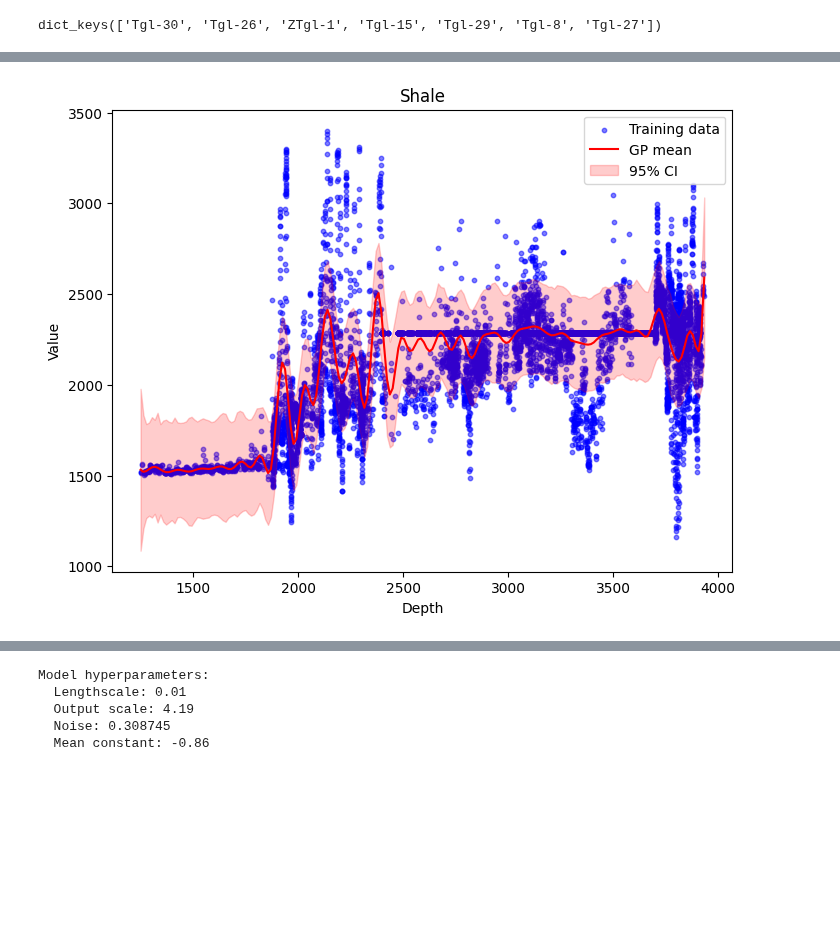
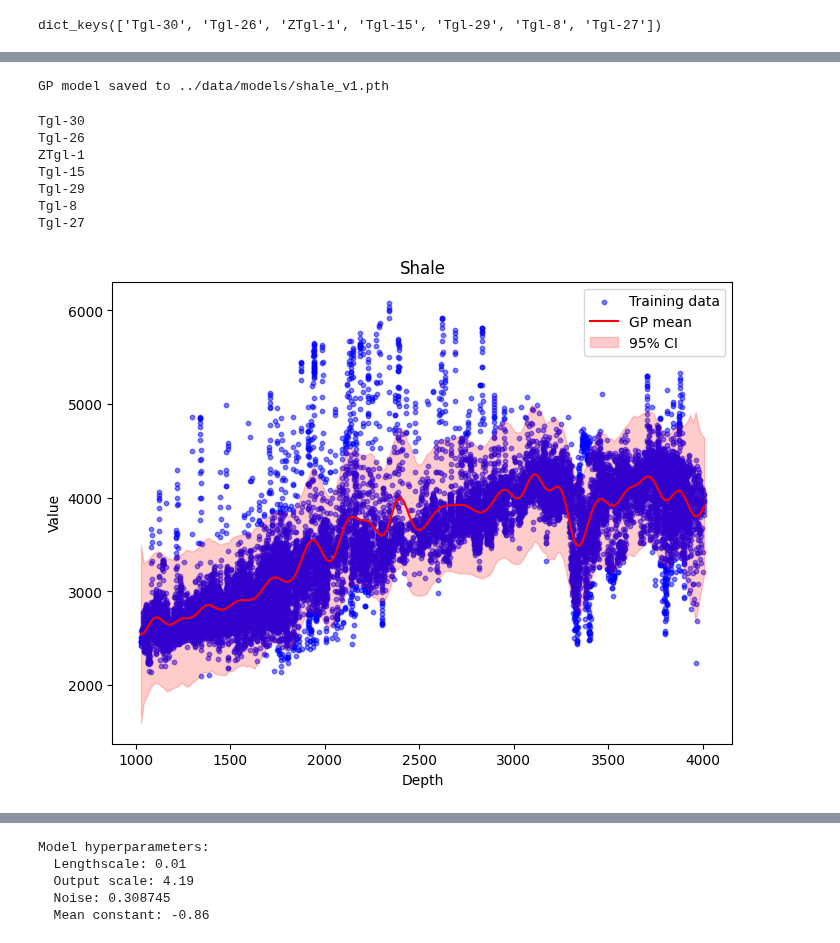
Before and after one commit to spaceswimmer/nnseismic, a Jupyter notebook: src/get-rockphysics-tagilsk.ipynb, the cells around one changed output, grey strips where cells are left out. Drawn from its saved outputs; the diff is of its cells as text; code cells hidden in the pictures; blank space fills up the shorter version.

Commit message:
main gaussian processes sort of figured out

```diff
--- a/src/get-rockphysics-tagilsk.ipynb
+++ b/src/get-rockphysics-tagilsk.ipynb
@@ -63,3 +66,12 @@ las_dfs['Tgl-29'].loc[mask, 'DTS'] = np.nan
 # ZTgl-1
 mask = (las_dfs['ZTgl-1']['DEPTH'] < 3150) & (las_dfs['ZTgl-1']['DEPTH'] > 2964)
 las_dfs['ZTgl-1'].loc[mask, 'PL_GG'] = np.nan
+# Tgl-8
+mask = (las_dfs['Tgl-8']['DEPTH'] < 3150) & (las_dfs['Tgl-8']['DEPTH'] > 1846)
+las_dfs['Tgl-8'].loc[mask, 'DTP'] = np.nan
+mask = (las_dfs['Tgl-8']['DEPTH'] < 2656) & (las_dfs['Tgl-8']['DEPTH'] > 1840)
+las_dfs['Tgl-8'].loc[mask, 'PL_GG'] = np.nan
+# ZTgl-1
+mask = (las_dfs['Tgl-27']['DEPTH'] < 3200) & (las_dfs['Tgl-27']['DEPTH'] > 1590)
+las_dfs['Tgl-27'].loc[mask, 'DTP'] = np.nan
+las_dfs = prepare_valid_tagilsk(las_dfs)
@@ -122,7 +136,7 @@ dict_keys(['Tgl-30', 'Tgl-26', 'ZTgl-1', 'Tgl-15', 'Tgl-29', 'Tgl-8', 'Tgl-27'])
 # %%
 result_shale = fit_gp_model_all_wells(
     las_dfs_shale,
-    property_col='VS',
+    property_col=['PL_GG', 'VP', 'VS'],
     max_points=10000,
     training_iter=100,
     lengthscale=0.1
@@ -133,0 +181,8 @@ VS: trained on 10000 points
+# %%
+from util.plotting import visualize_multichannel_gp_results_side_by_side
+all_data = []
+for well_name, df in las_dfs_shale.items():
+    app_data = df[['DEPTH', 'VP', 'VS', 'PL_GG']]
+    all_data.append(app_data)
+combined_df = pd.concat(all_data, ignore_index=True)
+visualize_multichannel_gp_results_side_by_side(result_shale, ['PL_GG', 'VP', 'VS'], combined_df)
@@ -134,3 +191,35 @@ VS: trained on 10000 points
+# %%
+from util.gaussian_processes import MultitaskGPModel
+def save_gp_model(gp_result, filepath):
+    """
+    Save a GP model and its associated components to a file using PyTorch.
+
+    Args:
+        gp_result: Dictionary containing the GP model and related components
+                   Expected keys: 'model', 'likelihood', 'scaler_x', 'scaler_y', 'depth_range'
+        filepath: Path where the model should be saved
+    """
+    # Get the hyperparameters from the model
+    model = gp_result['model']
+
+    # Prepare the state dictionary with all necessary parameters
+    state_dict = {
+        'model_state_dict': model.state_dict(),
+        'likelihood_state_dict': gp_result['likelihood'].state_dict(),
+        'model_type': type(model).__name__,
+        'num_tasks': getattr(model, 'num_tasks', 1),
+        'scaler_x': gp_result['scaler_x'],
+        'scaler_y': gp_result['scaler_y'],
+        'depth_range': gp_result['depth_range']
+    }
+
+    # Save the state dictionary
+    pt.save(state_dict, filepath)
+    print(f"GP model saved to {filepath}")
+
+save_gp_model(result_shale, '../data/models/shale_v1.pth')
+# %% [output]
+GP model saved to ../data/models/shale_v1.pth
 # %%
 def plot_gp_result(gp_result: dict, x_train: np.ndarray, y_train: np.ndarray, title: str = None):
     """
@@ -141,33 +230,41 @@ def plot_gp_result(gp_result: dict, x_train: np.ndarray, y_train: np.ndarray, ti
     gp_result : dict
         Result from fit_gp_model()
     x_train : array
         Training depth values
     y_train : array
         Training property values
     title : str, optional
         Plot title
     """
     # Predict on smooth range
     x_range = np.linspace(gp_result['depth_range'][0], gp_result['depth_range'][1], 200)
     mean, std = predict_gp_model(gp_result, x_range)
 
     # Plot
     plt.figure(figsize=(8, 6))
     plt.scatter(x_train, y_train, c='blue', s=10, alpha=0.5, label='Training data')
     plt.plot(x_range, mean, 'r-', label='GP mean')
     plt.fill_between(x_range, mean - 2*std, mean + 2*std, alpha=0.2, color='red', label='95% CI')
     plt.xlabel('Depth')
     plt.ylabel('Value')
     if title:
         plt.title(title)
     plt.legend()
     plt.show()
 all_data = []
 
 for well_name, df in las_dfs_shale.items():
-    app_data = df[['DEPTH', 'VS']]
+    app_data = df[['DEPTH', 'VP']]
     all_data.append(app_data)
+    print(well_name)
 combined_df = pd.concat(all_data, ignore_index=True)
-plot_gp_result(result_shale, combined_df['DEPTH'], combined_df['VS'], title='Shale')
+plot_gp_result(result_shale, combined_df['DEPTH'], combined_df['VP'], title='Shale')
 # %% [output]
+Tgl-30
+Tgl-26
+ZTgl-1
+Tgl-15
+Tgl-29
+Tgl-8
+Tgl-27
-[figure, old version]
+[figure, new version]
```
Also changed, not shown: parts of 12 cells of this notebook, 8 other files.
